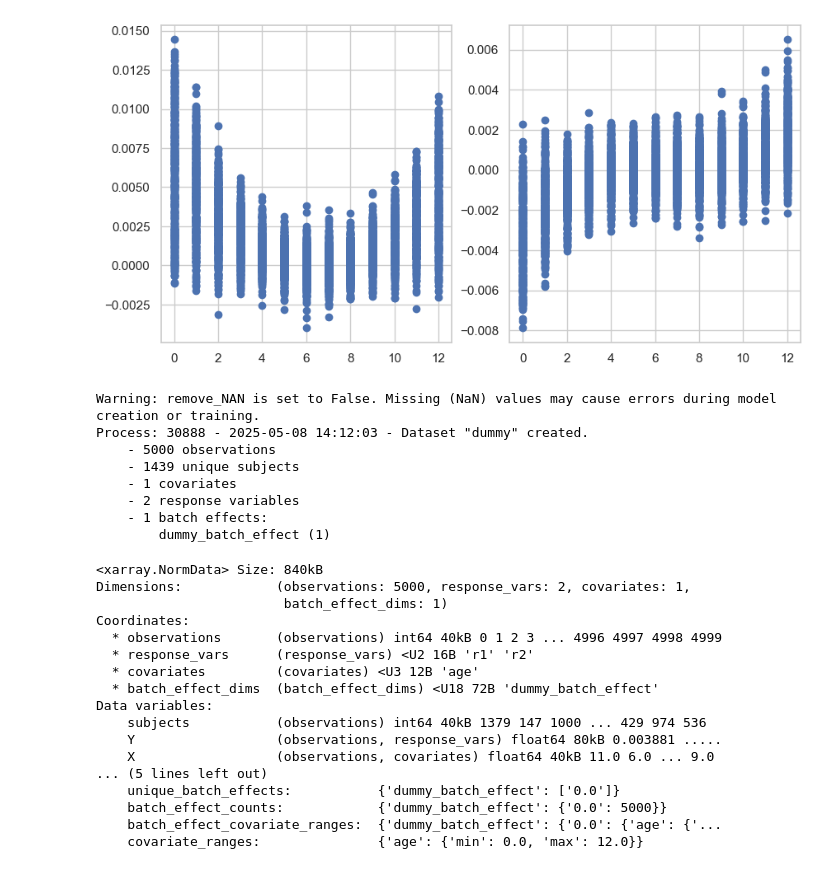
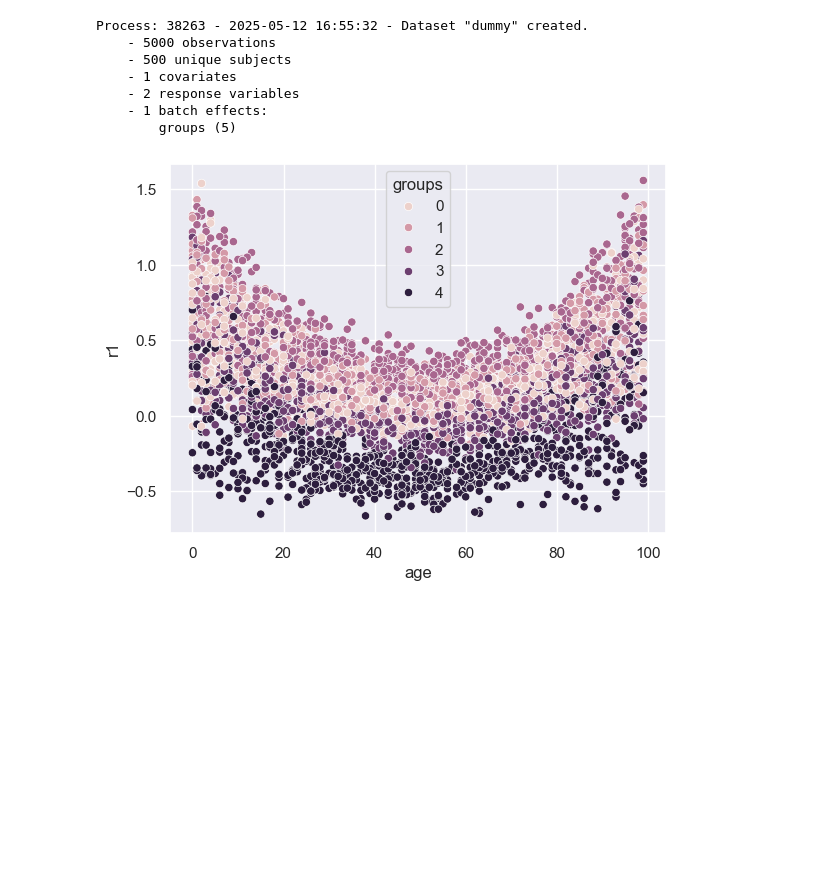
Before and after one commit to amarquand/PCNtoolkit, a Jupyter notebook: pcntoolkit/thrivelines.ipynb, the cells around one changed output. Cells and saved outputs as stored; diff of their text form; code cells hidden in the pictures; blank space fills up the shorter version.

```diff
--- a/pcntoolkit/thrivelines.ipynb
+++ b/pcntoolkit/thrivelines.ipynb
@@ -12,47 +15,34 @@ from pcntoolkit.regression_model.blr import BLR
 # %%
-n_subjects = 1500
+n_subjects = 500
 n_samples = 5000
-max_age = 13
+max_age = 100
+np.random.seed(20)
 subjects = np.random.choice(n_subjects, n_samples, replace=True)
 coefs = np.random.rand(n_subjects, 2)
+n_groups = 5
+groups = np.random.choice(n_groups, n_subjects, replace=True)
+groups = groups[subjects]
+group_offsets = np.random.randn(n_groups) * 0.003
 covariates = np.random.choice(max_age, n_samples).astype(float)
-responses1 = 0.05 * (covariates / max_age - 1 / 2) ** 2 * coefs[subjects, 0] + np.random.randn(n_samples) * 0.001
-responses2 = 0.05 * (covariates / max_age - 1 / 2) ** 3 * coefs[subjects, 1] + np.random.randn(n_samples) * 0.001
-
-responses = np.stack((responses1, responses2), axis=1)
-
-fig, ax = plt.subplots(1, 2, figsize=(10, 5))
-ax[0].scatter(covariates, responses1)
-ax[1].scatter(covariates, responses2)
-plt.show()
-df = pd.DataFrame({"age": covariates, "r1": responses1, "r2": responses2, "subjects": subjects})
-data = NormData.from_dataframe("dummy", df, ["age"], None, ["r1", "r2"], "subjects")
-data.dtypes
-data
+responses1 = (
+    0.05 * (covariates / max_age - 1 / 2) ** 2 * coefs[subjects, 0] + np.random.randn(n_samples) * 0.001 + group_offsets[groups]
+)
+responses2 = (
+    0.05 * (covariates / max_age - 1 / 2) ** 3 * coefs[subjects, 1] + np.random.randn(n_samples) * 0.001 + group_offsets[groups]
+)
+responses = np.stack((responses1, responses2), axis=1) * 100
+df = pd.DataFrame({"age": covariates, "r1": responses[:, 0], "r2": responses[:, 1], "subjects": subjects, "groups": groups})
+sns.scatterplot(df, x="age", y="r1", hue="groups")
+data = NormData.from_dataframe(
+    name="dummy", dataframe=df, covariates=["age"], batch_effects=["groups"], response_vars=["r1", "r2"], subject_ids="subjects"
+)
+train, test = data.train_test_split(splits=0.9)
 # %% [output]
+Process: 38263 - 2025-05-12 16:55:32 - Dataset "dummy" created.
+    - 5000 observations
+    - 500 unique subjects
+    - 1 covariates
+    - 2 response variables
+    - 1 batch effects:
+        groups (5)
-[figure, old version]
+[figure, new version]
-Warning: remove_NAN is set to False. Missing (NaN) values may cause errors during model creation or training.
-Process: 30888 - 2025-05-08 14:12:03 - Dataset "dummy" created.
-    - 5000 observations
-    - 1439 unique subjects
-    - 1 covariates
-    - 2 response variables
-    - 1 batch effects:
-        dummy_batch_effect (1)
-<xarray.NormData> Size: 840kB
-Dimensions:            (observations: 5000, response_vars: 2, covariates: 1,
-                        batch_effect_dims: 1)
-Coordinates:
-  * observations       (observations) int64 40kB 0 1 2 3 ... 4996 4997 4998 4999
-  * response_vars      (response_vars) <U2 16B 'r1' 'r2'
-  * covariates         (covariates) <U3 12B 'age'
-  * batch_effect_dims  (batch_effect_dims) <U18 72B 'dummy_batch_effect'
-Data variables:
-    subjects           (observations) int64 40kB 1379 147 1000 ... 429 974 536
-    Y                  (observations, response_vars) float64 80kB 0.003881 .....
-    X                  (observations, covariates) float64 40kB 11.0 6.0 ... 9.0
-... (5 lines left out)
-    unique_batch_effects:           {'dummy_batch_effect': ['0.0']}
-    batch_effect_counts:            {'dummy_batch_effect': {'0.0': 5000}}
-    batch_effect_covariate_ranges:  {'dummy_batch_effect': {'0.0': {'age': {'...
-    covariate_ranges:               {'age': {'min': 0.0, 'max': 12.0}}
```
Also changed, not shown: parts of 19 cells of this notebook, 18 other files.
